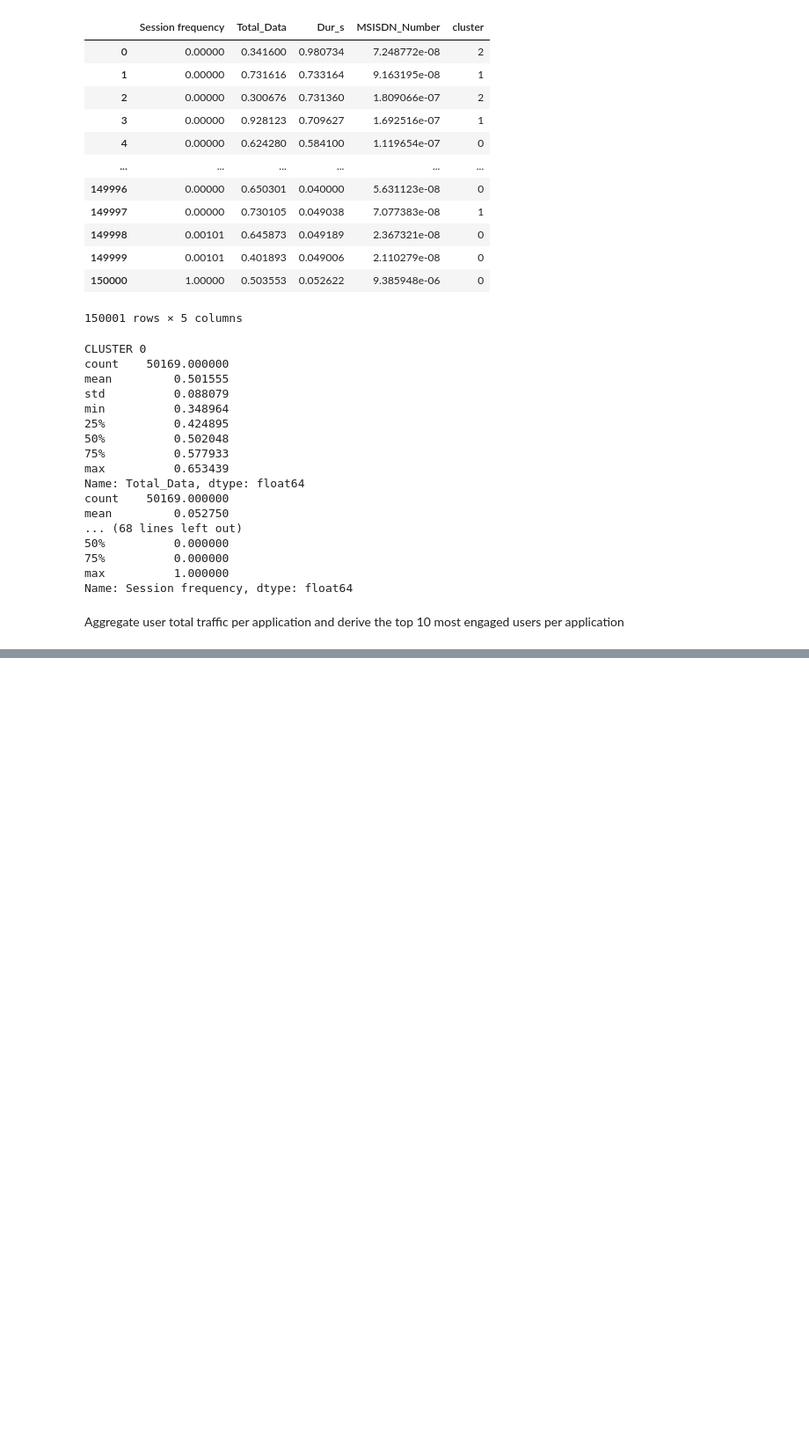
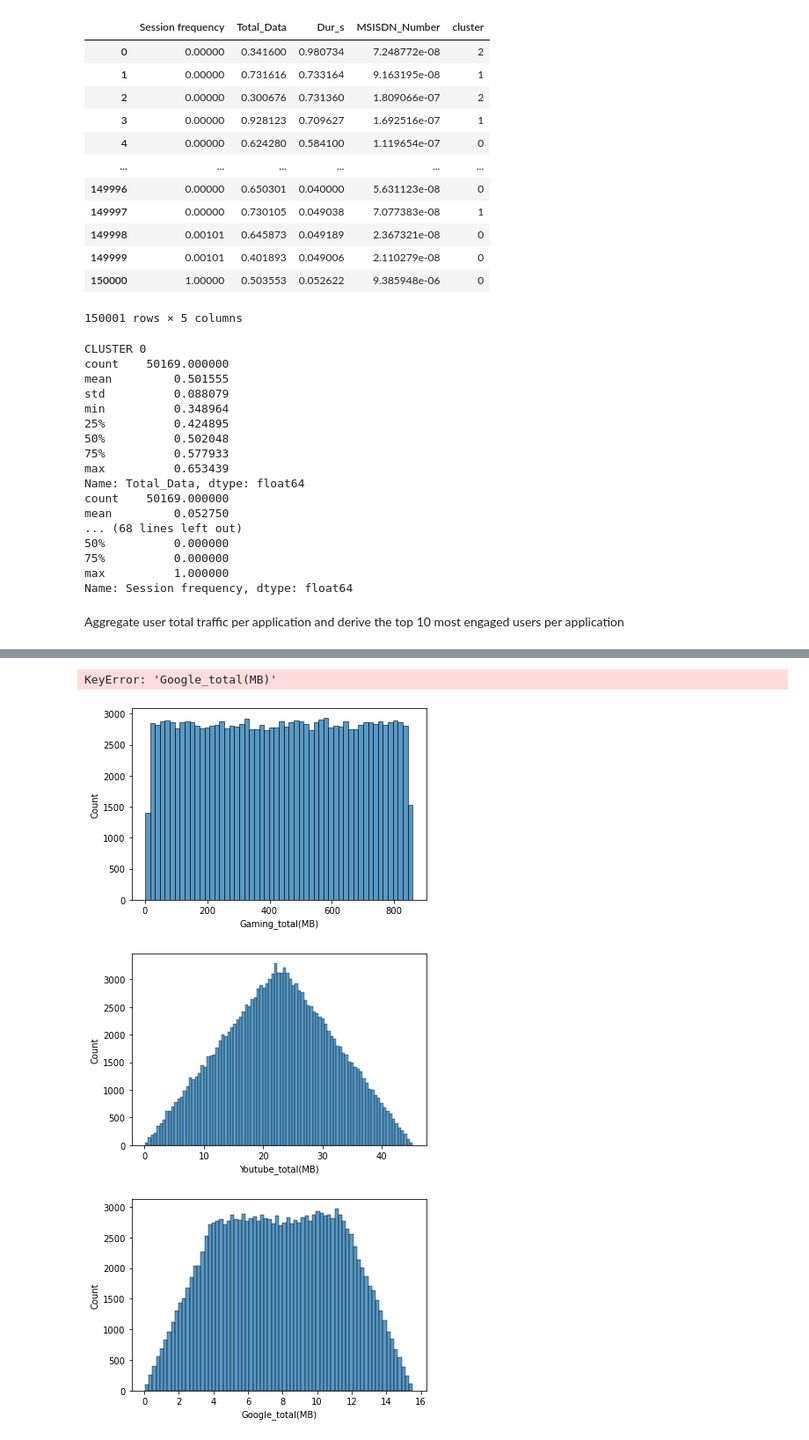
Before and after one commit to ProgrammingOperative/User-Analytics-In-Telecommunication-Industry, a Jupyter notebook: notebooks/User_Engagement_Analysis.ipynb, the cells around one changed output, grey strips where cells are left out. Shown at 88% size. Cells and saved outputs as stored; diff of their text form; code cells hidden in the pictures; blank space fills up the shorter version.

```diff
--- a/notebooks/User_Engagement_Analysis.ipynb
+++ b/notebooks/User_Engagement_Analysis.ipynb
@@ -279,0 +274,16 @@ KeyError: 'Google_total(MB)'
+# %%
+
+traffic_data = engagement_df_norm.groupby('MSISDN_Number')
+for app in relevant_apps:
+    traffic_data.get_group(app).value_counts()[0:10]
+# %% [output]
+KeyError: 'Google_total(MB)'
+# %%
+top_3 = ['Gaming_total(MB)', 'Youtube_total(MB)', 'Google_total(MB)']
+for cols in top_3:
+    sns.histplot(data=engagement_df_norm, x=cols)
+    plt.show()
+# %% [output]
+[figure, added]
+[figure, added]
+[figure, added]
```
Also changed, not shown: parts of 6 cells of this notebook.
